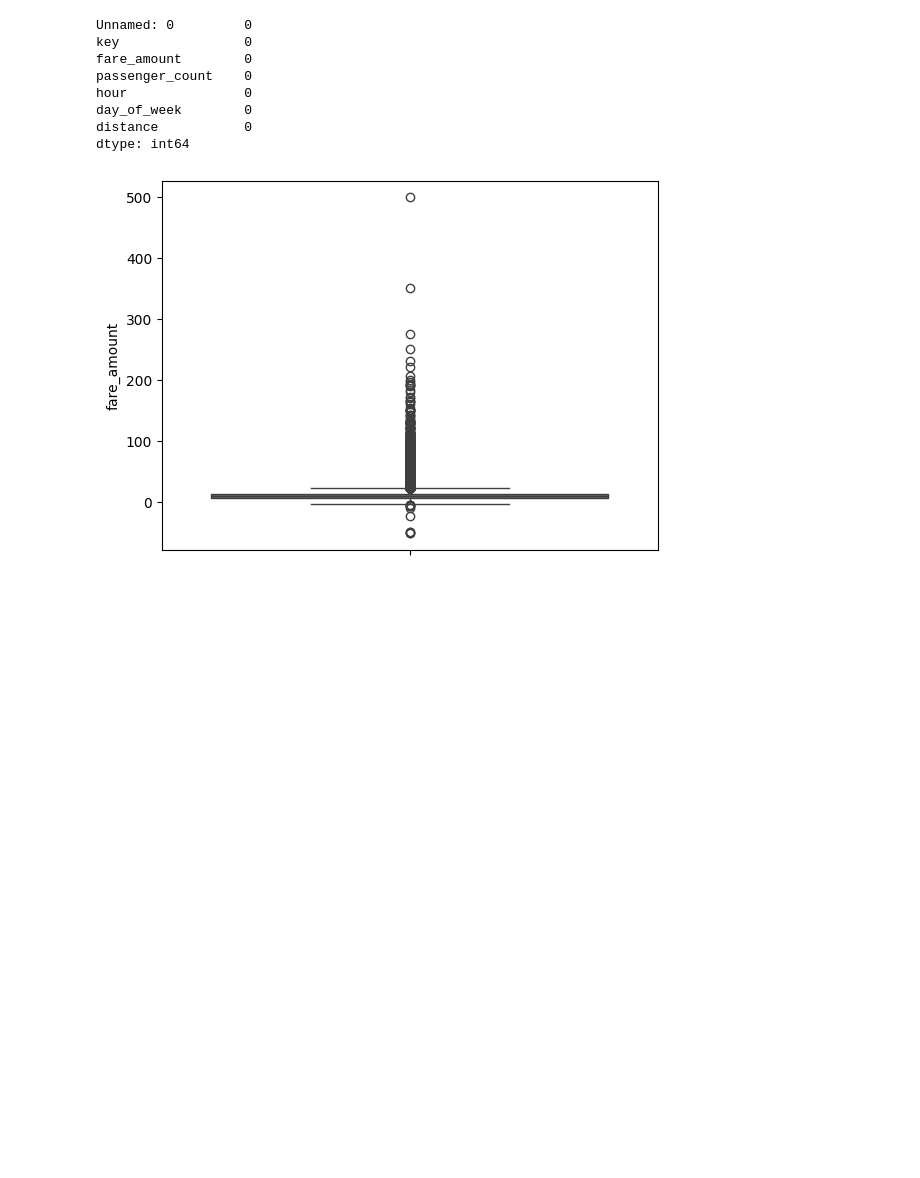
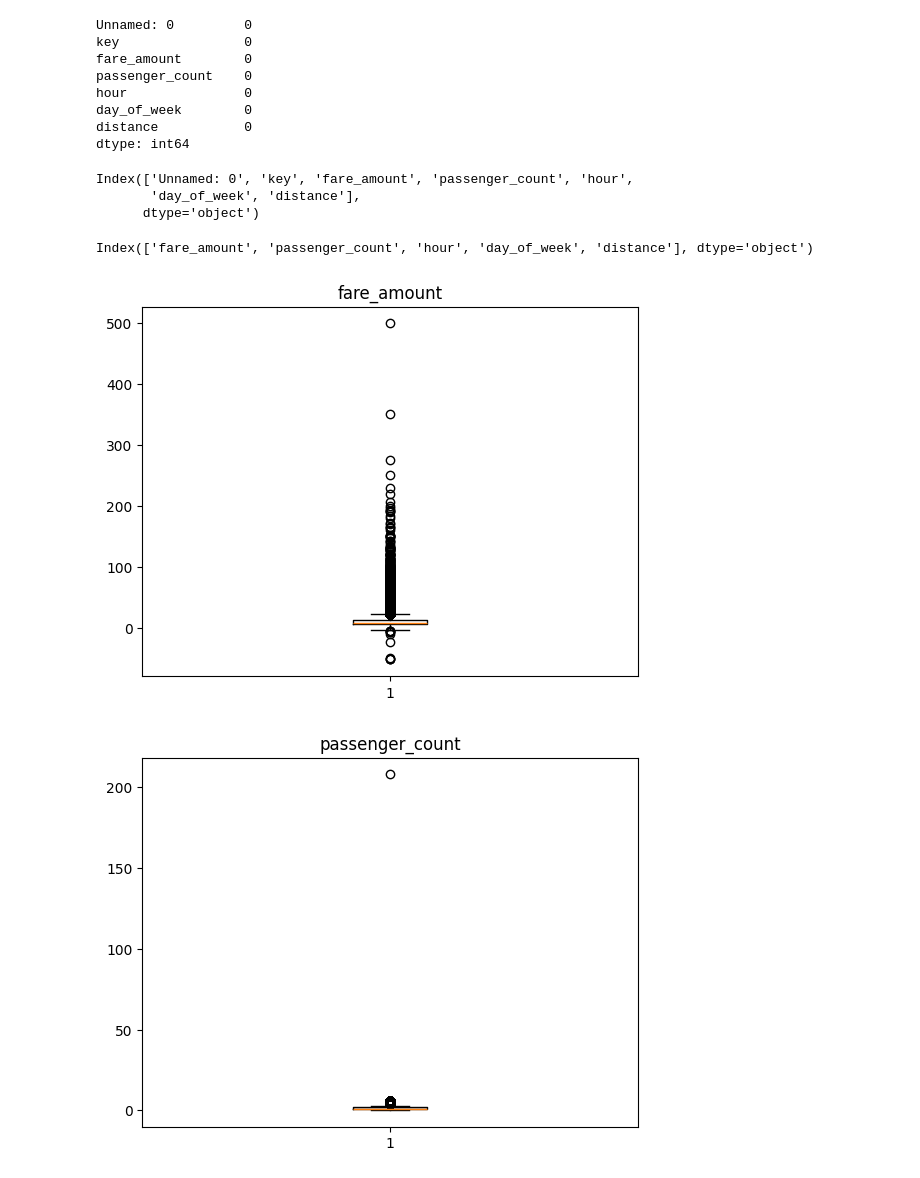
Before and after one commit to radar101/SEM-7, a Jupyter notebook: LP3 ML/uber.ipynb, the cells around one changed output. Cells and saved outputs as stored; diff of their text form; code cells hidden in the pictures; blank space fills up the shorter version.

```diff
--- a/LP3 ML/uber.ipynb
+++ b/LP3 ML/uber.ipynb
@@ -107,13 +107,26 @@ hour               0
 day_of_week        0
 distance           0
 dtype: int64
-# %%
-sns.boxplot(df['fare_amount'])
-plt.show()
-# %% [output]
-[figure, removed]
-# %%
-q_low = df["fare_amount"].quantile(0.01)
-q_hi  = df["fare_amount"].quantile(0.99)
-
-df = df[(df["fare_amount"] < q_hi) & (df["fare_amount"] > q_low)]
+# %%
+def plot_boxplots(df, columns_to_inspect):
+  for column in columns_to_inspect :
+    plt.boxplot(df[column])
+    plt.title(column)
+    plt.show()
+# %%
+df_columns = df.columns
+df_columns
+# %% [output]
+Index(['Unnamed: 0', 'key', 'fare_amount', 'passenger_count', 'hour',
+       'day_of_week', 'distance'],
+      dtype='object')
+# %%
+columns_to_inspect = df_columns[2 : ]
+columns_to_inspect
+# %% [output]
+Index(['fare_amount', 'passenger_count', 'hour', 'day_of_week', 'distance'], dtype='object')
+# %%
+plot_boxplots(df, columns_to_inspect)
+# %% [output]
+[figure, added]
+[figure, added]
```
Also changed, not shown: parts of 9 cells of this notebook, 13 other files.
